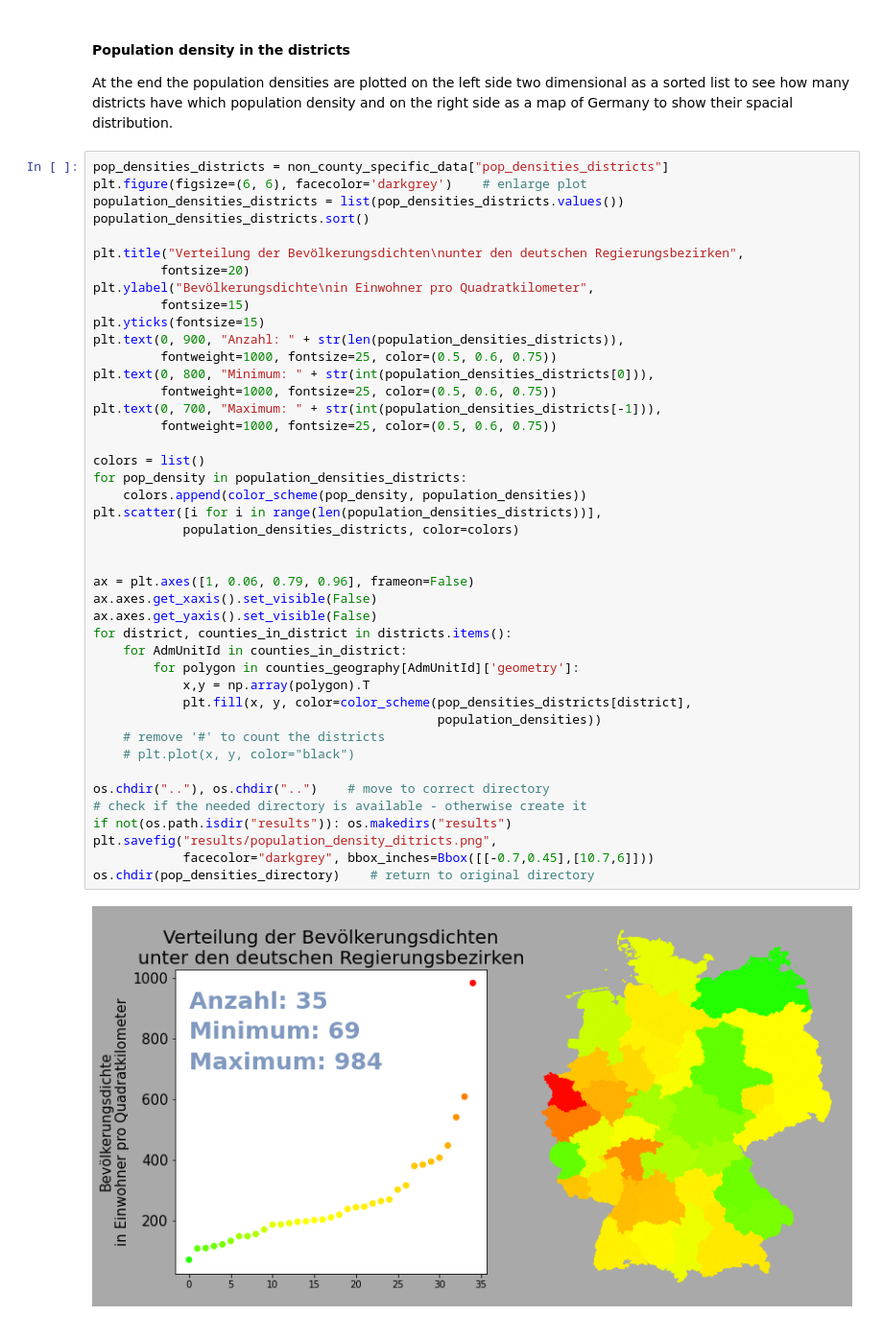
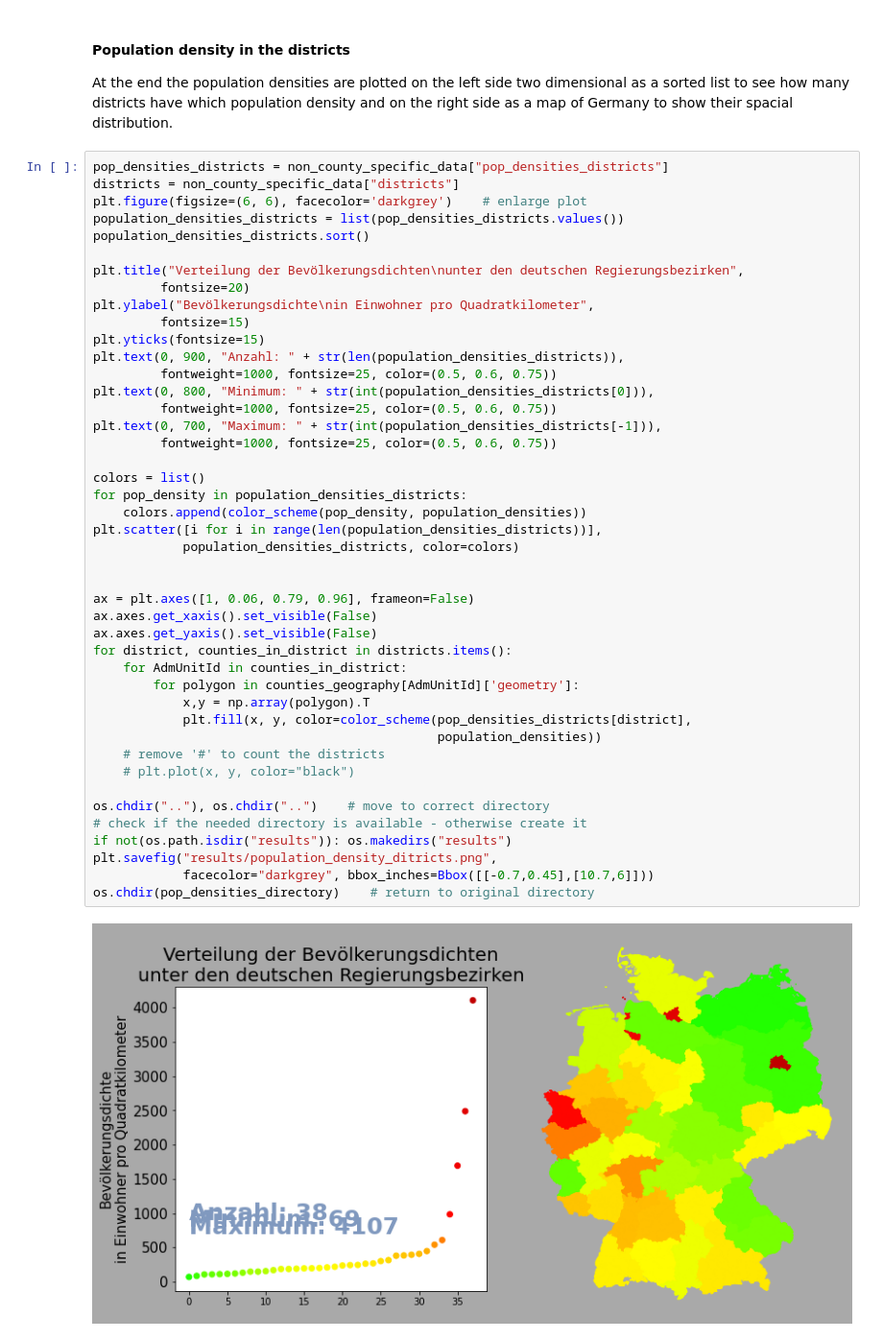
Before and after one commit to leanderbuerkin/Bachelorarbeit, a Jupyter notebook: programms/investigate_and_plot/plot_population_densities_counties_districts.ipynb, the cells around one changed output. Shown at 96% size. Drawn from its saved outputs; the diff is of its cells as text.

```diff
--- a/programms/investigate_and_plot/plot_population_densities_counties_districts.ipynb
+++ b/programms/investigate_and_plot/plot_population_densities_counties_districts.ipynb
@@ -77,6 +78,7 @@ os.chdir(pop_densities_directory)    # return to original directory
 At the end the population densities are plotted on the left side two dimensional as a sorted list to see how many districts have which population density and on the right side as a map of Germany to show their spacial distribution.
 # %%
 pop_densities_districts = non_county_specific_data["pop_densities_districts"]
+districts = non_county_specific_data["districts"]
 plt.figure(figsize=(6, 6), facecolor='darkgrey')    # enlarge plot
 population_densities_districts = list(pop_densities_districts.values())
 population_densities_districts.sort()
@@ -92,31 +94,31 @@ plt.text(0, 800, "Minimum: " + str(int(population_densities_districts[0])),
          fontweight=1000, fontsize=25, color=(0.5, 0.6, 0.75))
 plt.text(0, 700, "Maximum: " + str(int(population_densities_districts[-1])),
          fontweight=1000, fontsize=25, color=(0.5, 0.6, 0.75))
 
 colors = list()
 for pop_density in population_densities_districts:
     colors.append(color_scheme(pop_density, population_densities))
 plt.scatter([i for i in range(len(population_densities_districts))],
             population_densities_districts, color=colors)
 
 
 ax = plt.axes([1, 0.06, 0.79, 0.96], frameon=False)
 ax.axes.get_xaxis().set_visible(False)
 ax.axes.get_yaxis().set_visible(False)
 for district, counties_in_district in districts.items():
     for AdmUnitId in counties_in_district:
         for polygon in counties_geography[AdmUnitId]['geometry']:
             x,y = np.array(polygon).T
             plt.fill(x, y, color=color_scheme(pop_densities_districts[district],
                                               population_densities))
     # remove '#' to count the districts
     # plt.plot(x, y, color="black")
 
 os.chdir(".."), os.chdir("..")    # move to correct directory
 # check if the needed directory is available - otherwise create it
 if not(os.path.isdir("results")): os.makedirs("results")
 plt.savefig("results/population_density_ditricts.png",
             facecolor="darkgrey", bbox_inches=Bbox([[-0.7,0.45],[10.7,6]]))
 os.chdir(pop_densities_directory)    # return to original directory
 # %% [output]
-[figure, old version]
+[figure, new version]
```
Also changed, not shown: parts of 1 cell of this notebook, 9 other files.
